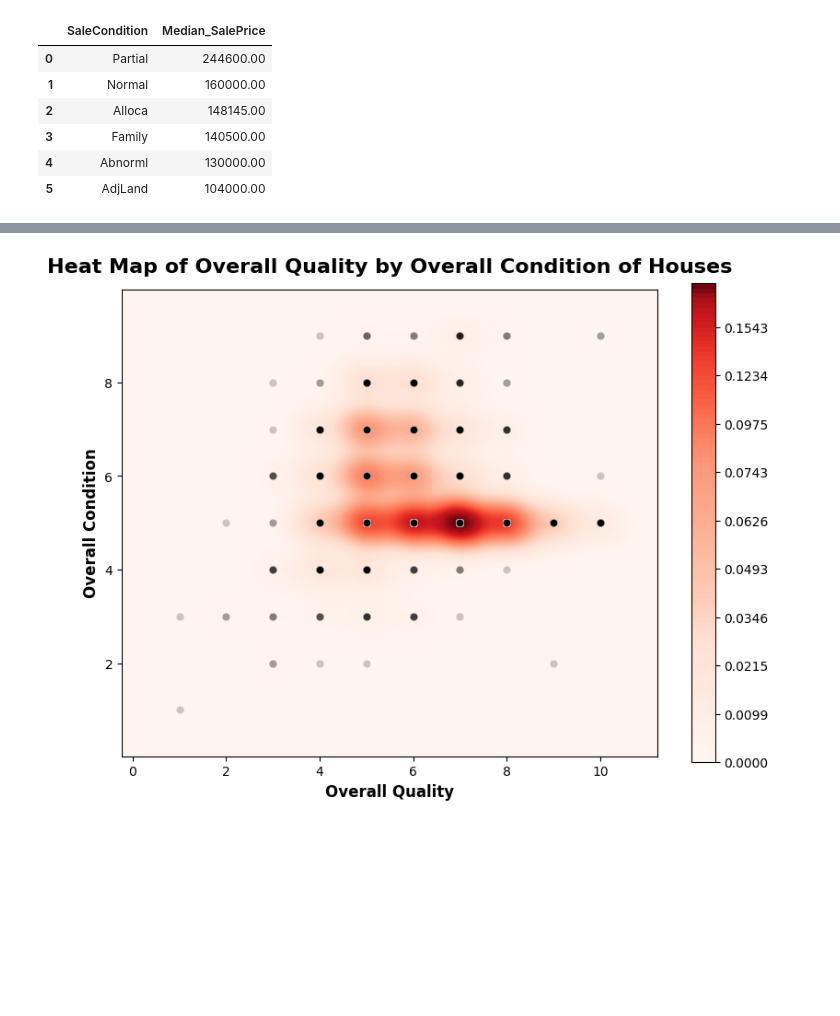
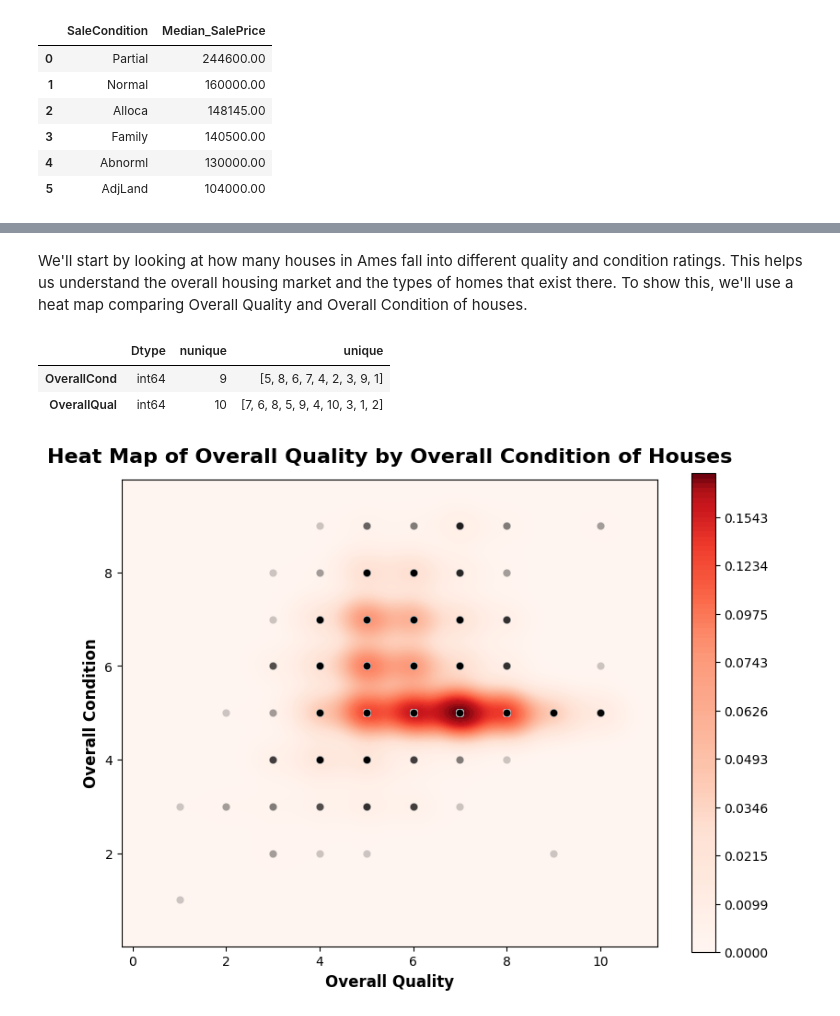
Before and after one commit to annugit1655/Real-Estate-Price-Prediction, a Jupyter notebook: Real-Estate-Price-Prediction/notebooks/EDA-house-part-1.ipynb, the cells around one changed output, grey strips where cells are left out. Drawn from its saved outputs; the diff is of its cells as text; code cells hidden in the pictures; blank space fills up the shorter version.

```diff
--- a/Real-Estate-Price-Prediction/notebooks/EDA-house-part-1.ipynb
+++ b/Real-Estate-Price-Prediction/notebooks/EDA-house-part-1.ipynb
@@ -618,3 +669,11 @@ median_saleprice
+# %% [markdown]
+We'll start by looking at how many houses in Ames fall into different quality and condition ratings. This helps us understand the overall housing market and the types of homes that exist there. To show this, we'll use a heat map comparing Overall Quality and Overall Condition of houses.
+# %%
+dtype_df.loc[['OverallCond', 'OverallQual'],:]
+# %% [output]
+|  | Dtype | nunique | unique |
+| OverallCond | int64 | 9 | [5, 8, 6, 7, 4, 2, 3, 9, 1] |
+| OverallQual | int64 | 10 | [7, 6, 8, 5, 9, 4, 10, 3, 1, 2] |
 # %%
 
 fig, ax = plt.subplots(figsize=(8,6))
```
Also changed, not shown: parts of 13 cells of this notebook.
